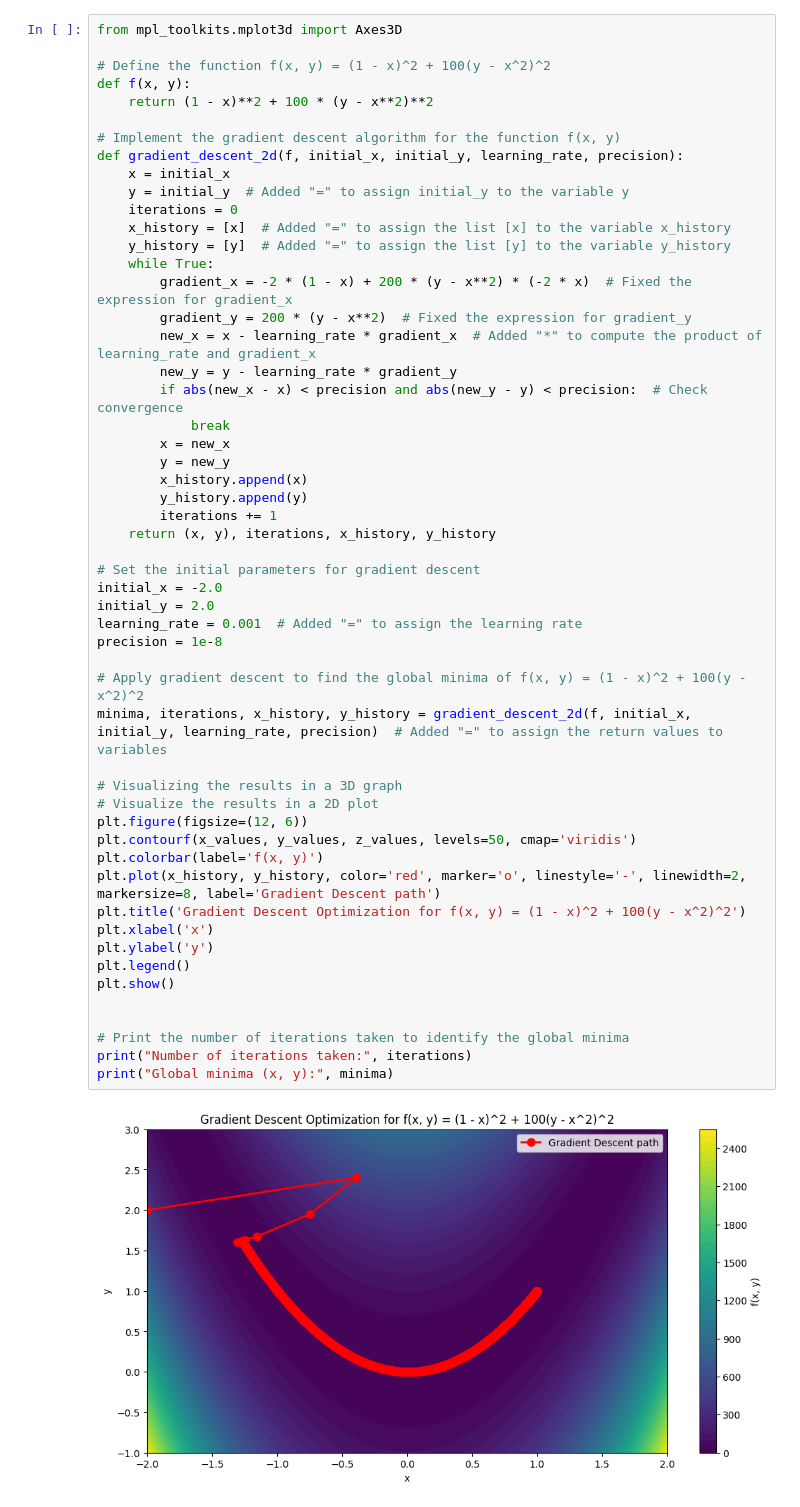
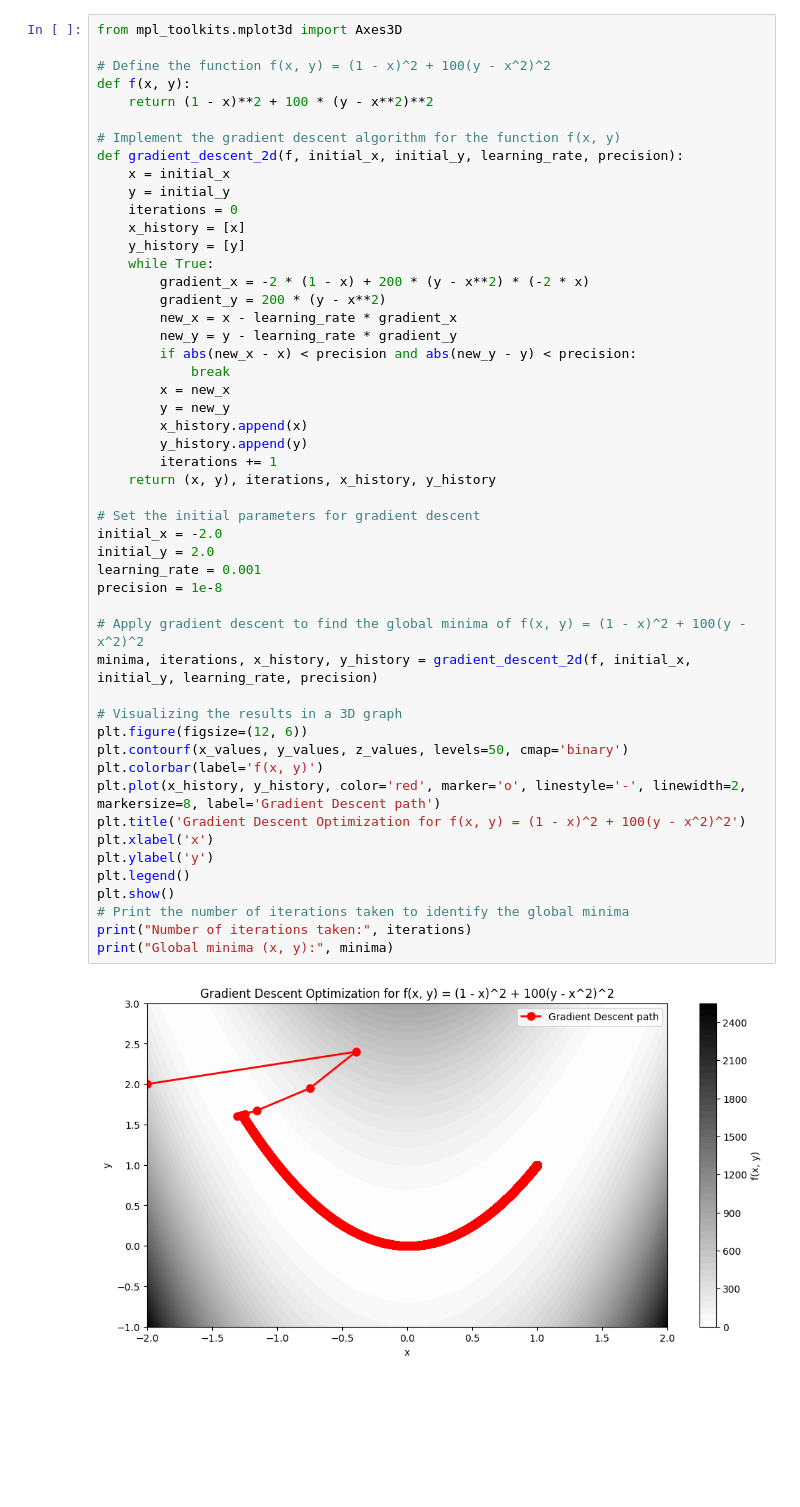
Before and after one commit to johnjustine5646/DL_Labs_Sem3, a Jupyter notebook: DL_MultiLayerPercpetron_LAB1.ipynb, the cells around one changed output. Saved outputs shown, nothing was run; the diff lists cells and outputs as text; blank space fills up the shorter version.

```diff
--- a/DL_MultiLayerPercpetron_LAB1.ipynb
+++ b/DL_MultiLayerPercpetron_LAB1.ipynb
@@ -98,50 +168,47 @@ def f(x, y):
 # Implement the gradient descent algorithm for the function f(x, y)
 def gradient_descent_2d(f, initial_x, initial_y, learning_rate, precision):
     x = initial_x
-    y = initial_y  # Added "=" to assign initial_y to the variable y
+    y = initial_y
     iterations = 0
-    x_history = [x]  # Added "=" to assign the list [x] to the variable x_history
-    y_history = [y]  # Added "=" to assign the list [y] to the variable y_history
+    x_history = [x]
+    y_history = [y]
     while True:
-        gradient_x = -2 * (1 - x) + 200 * (y - x**2) * (-2 * x)  # Fixed the expression for gradient_x
-        gradient_y = 200 * (y - x**2)  # Fixed the expression for gradient_y
-        new_x = x - learning_rate * gradient_x  # Added "*" to compute the product of learning_rate and gradient_x
+        gradient_x = -2 * (1 - x) + 200 * (y - x**2) * (-2 * x)
+        gradient_y = 200 * (y - x**2)
+        new_x = x - learning_rate * gradient_x
         new_y = y - learning_rate * gradient_y
-        if abs(new_x - x) < precision and abs(new_y - y) < precision:  # Check convergence
+        if abs(new_x - x) < precision and abs(new_y - y) < precision:
             break
         x = new_x
         y = new_y
         x_history.append(x)
         y_history.append(y)
         iterations += 1
     return (x, y), iterations, x_history, y_history
 
 # Set the initial parameters for gradient descent
 initial_x = -2.0
 initial_y = 2.0
-learning_rate = 0.001  # Added "=" to assign the learning rate
+learning_rate = 0.001
 precision = 1e-8
 
 # Apply gradient descent to find the global minima of f(x, y) = (1 - x)^2 + 100(y - x^2)^2
-minima, iterations, x_history, y_history = gradient_descent_2d(f, initial_x, initial_y, learning_rate, precision)  # Added "=" to assign the return values to variables
+minima, iterations, x_history, y_history = gradient_descent_2d(f, initial_x, initial_y, learning_rate, precision)
 
 # Visualizing the results in a 3D graph
-# Visualize the results in a 2D plot
 plt.figure(figsize=(12, 6))
-plt.contourf(x_values, y_values, z_values, levels=50, cmap='viridis')
+plt.contourf(x_values, y_values, z_values, levels=50, cmap='binary')
 plt.colorbar(label='f(x, y)')
 plt.plot(x_history, y_history, color='red', marker='o', linestyle='-', linewidth=2, markersize=8, label='Gradient Descent path')
 plt.title('Gradient Descent Optimization for f(x, y) = (1 - x)^2 + 100(y - x^2)^2')
 plt.xlabel('x')
 plt.ylabel('y')
 plt.legend()
 plt.show()
-
-
 # Print the number of iterations taken to identify the global minima
 print("Number of iterations taken:", iterations)
 print("Global minima (x, y):", minima)
 # %% [output]
-[figure, old version]
+[figure, new version]
 Number of iterations taken: 26389
 Global minima (x, y): (0.9999875081739064, 0.9999749665162154)
```
Also changed, not shown: parts of 7 cells of this notebook.
